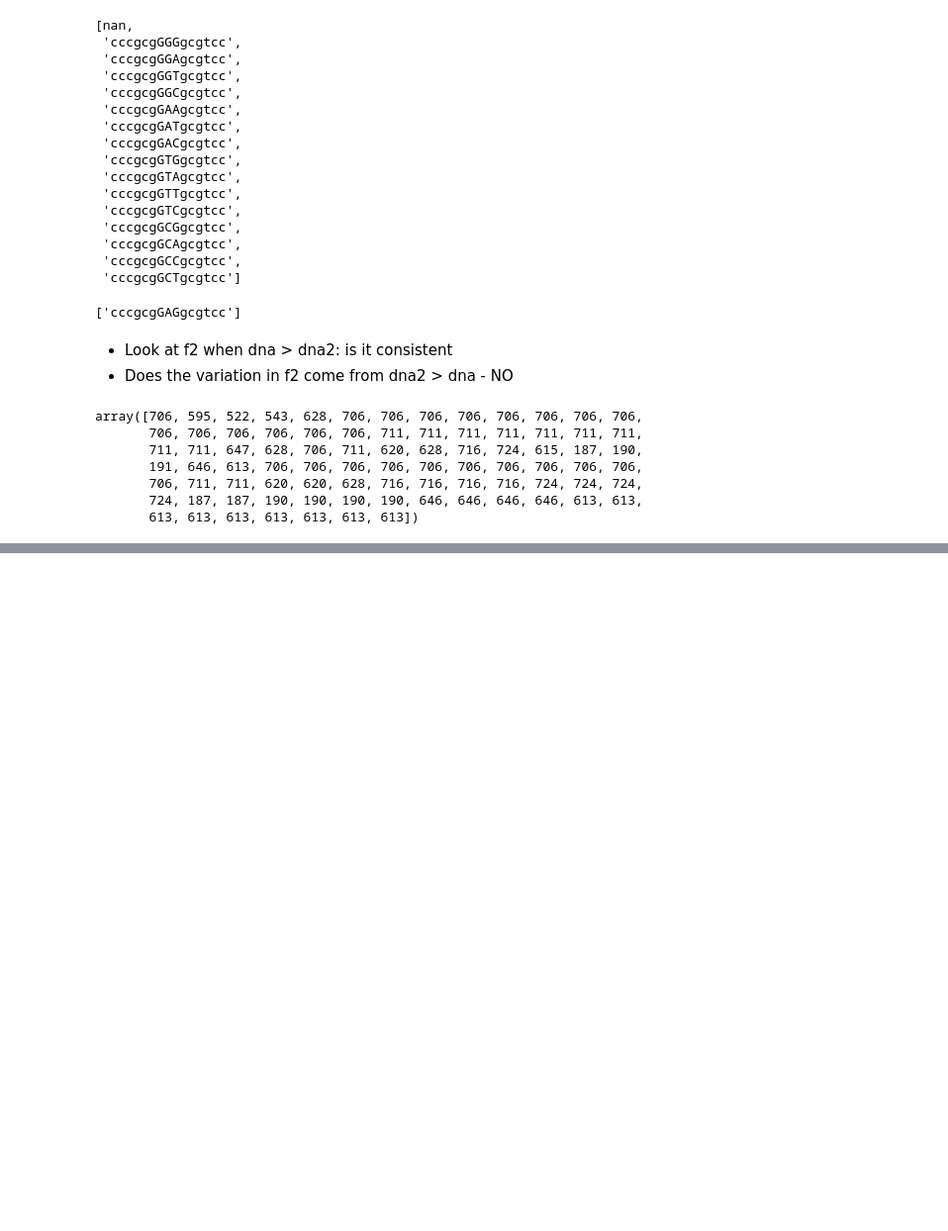
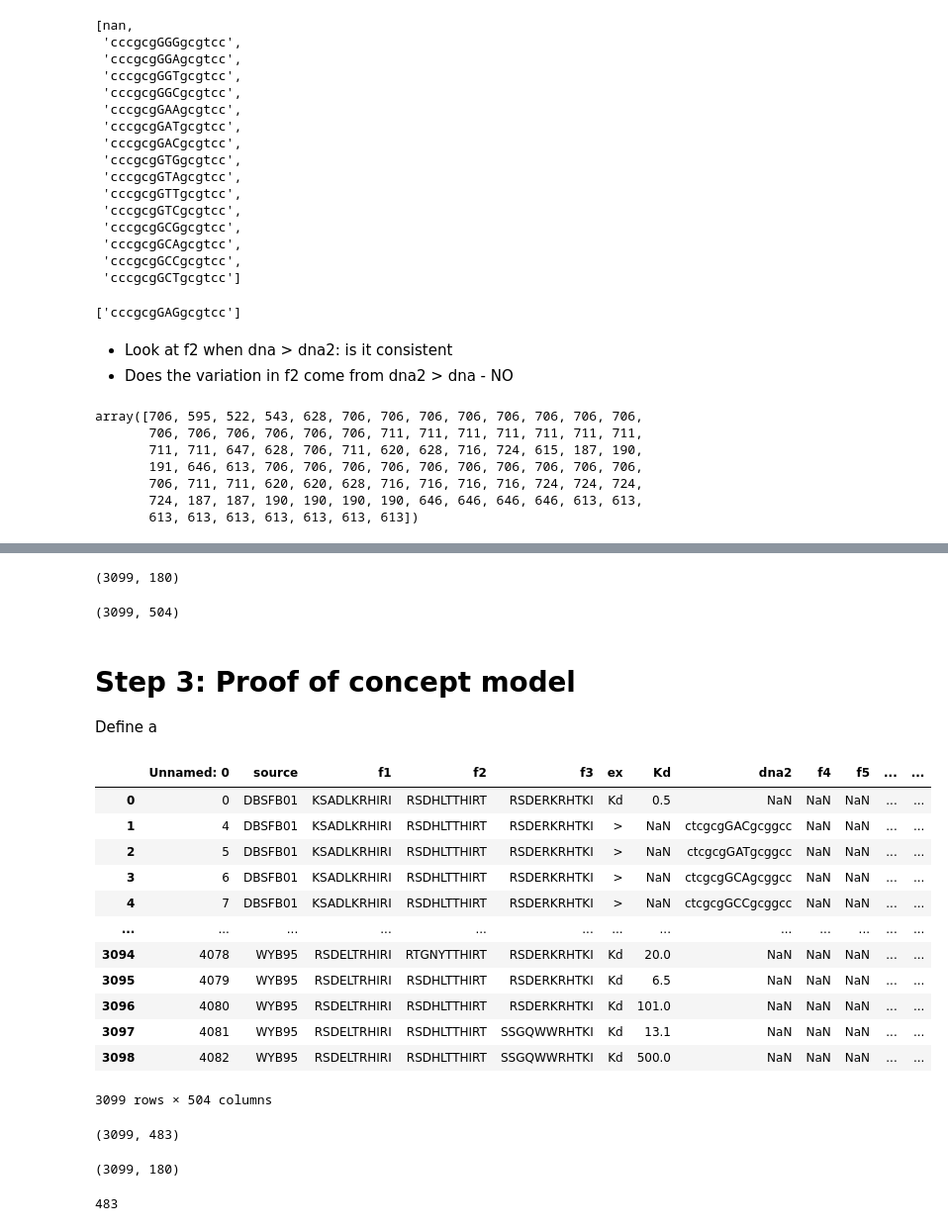
Before and after one commit to tonyreina/zincfingers, a Jupyter notebook: zinc_finger.ipynb, the cells around one changed output, grey strips where cells are left out. Shown at 99% size. Drawn from its saved outputs; the diff is of its cells as text; code cells hidden in the pictures; blank space fills up the shorter version.

Commit message:
First poor model

```diff
--- a/zinc_finger.ipynb
+++ b/zinc_finger.ipynb
@@ -279,0 +285,14 @@ list(df['ex'].loc[dna_data[dna_data == 36]])
+# %%
+fingers_onehot.filter(like='f1_').values.shape
+# %% [output]
+(3099, 180)
+# %%
+dna_onehot = pd.get_dummies(df, columns=['dna'])
+# %%
+dna_onehot.shape
+# %% [output]
+(3099, 504)
+# %% [markdown]
+# Step 3: Proof of concept model
+
+Define a
@@ -279,0 +301,16 @@ list(df['ex'].loc[dna_data[dna_data == 36]])
+# %%
+dna_onehot
+# %% [output]
+|  | Unnamed: 0 | source | f1 | f2 | f3 | ex | Kd | dna2 | f4 | f5 | ... | ... |
+| 0 | 0 | DBSFB01 | KSADLKRHIRI | RSDHLTTHIRT | RSDERKRHTKI | Kd | 0.5 | NaN | NaN | NaN | ... | ... |
+| 1 | 4 | DBSFB01 | KSADLKRHIRI | RSDHLTTHIRT | RSDERKRHTKI | > | NaN | ctcgcgGACgcggcc | NaN | NaN | ... | ... |
+| 2 | 5 | DBSFB01 | KSADLKRHIRI | RSDHLTTHIRT | RSDERKRHTKI | > | NaN | ctcgcgGATgcggcc | NaN | NaN | ... | ... |
+| 3 | 6 | DBSFB01 | KSADLKRHIRI | RSDHLTTHIRT | RSDERKRHTKI | > | NaN | ctcgcgGCAgcggcc | NaN | NaN | ... | ... |
+| 4 | 7 | DBSFB01 | KSADLKRHIRI | RSDHLTTHIRT | RSDERKRHTKI | > | NaN | ctcgcgGCCgcggcc | NaN | NaN | ... | ... |
+| ... | ... | ... | ... | ... | ... | ... | ... | ... | ... | ... | ... | ... |
+| 3094 | 4078 | WYB95 | RSDELTRHIRI | RTGNYTTHIRT | RSDERKRHTKI | Kd | 20.0 | NaN | NaN | NaN | ... | ... |
+| 3095 | 4079 | WYB95 | RSDELTRHIRI | RSDHLTTHIRT | RSDERKRHTKI | Kd | 6.5 | NaN | NaN | NaN | ... | ... |
+| 3096 | 4080 | WYB95 | RSDELTRHIRI | RSDHLTTHIRT | RSDERKRHTKI | Kd | 101.0 | NaN | NaN | NaN | ... | ... |
+| 3097 | 4081 | WYB95 | RSDELTRHIRI | RSDHLTTHIRT | SSGQWWRHTKI | Kd | 13.1 | NaN | NaN | NaN | ... | ... |
+| 3098 | 4082 | WYB95 | RSDELTRHIRI | RSDHLTTHIRT | SSGQWWRHTKI | Kd | 500.0 | NaN | NaN | NaN | ... | ... |
+3099 rows × 504 columns
@@ -279,0 +322,12 @@ list(df['ex'].loc[dna_data[dna_data == 36]])
+# %%
+dna_inputs.shape
+# %% [output]
+(3099, 483)
+# %%
+f1_outputs.shape
+# %% [output]
+(3099, 180)
+# %%
+dna_inputs.shape[1]
+# %% [output]
+483
```
Also changed, not shown: parts of 14 cells of this notebook.
